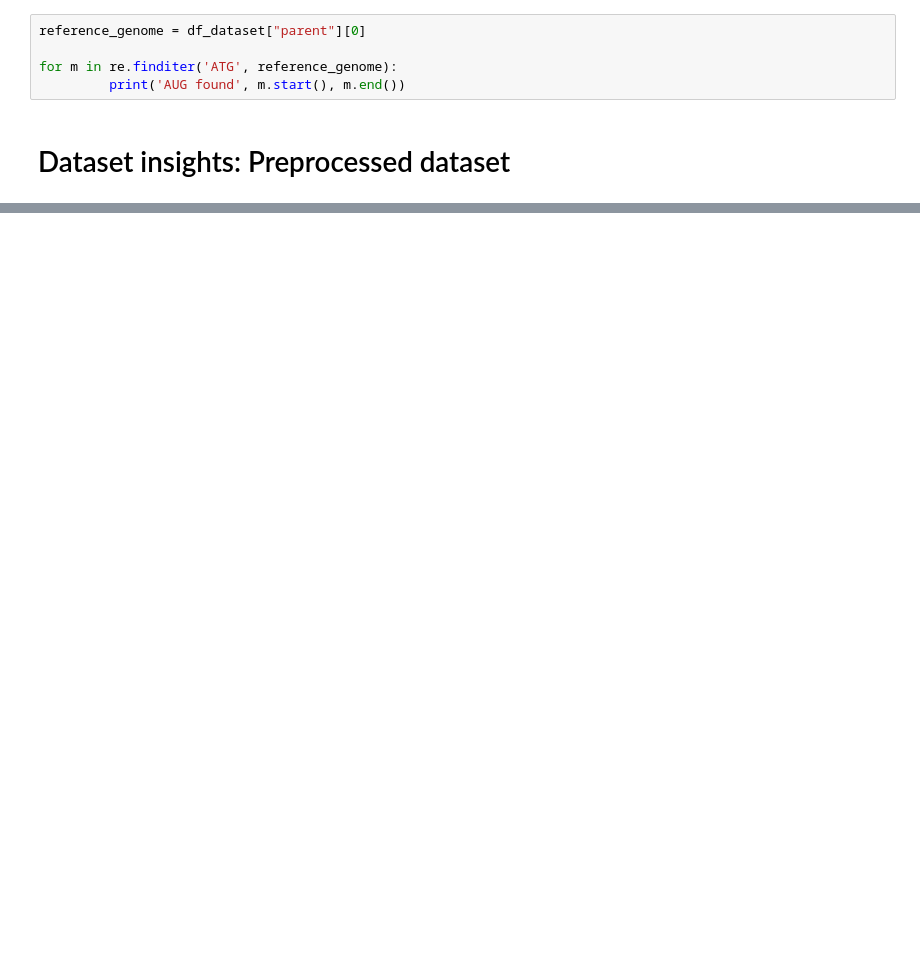
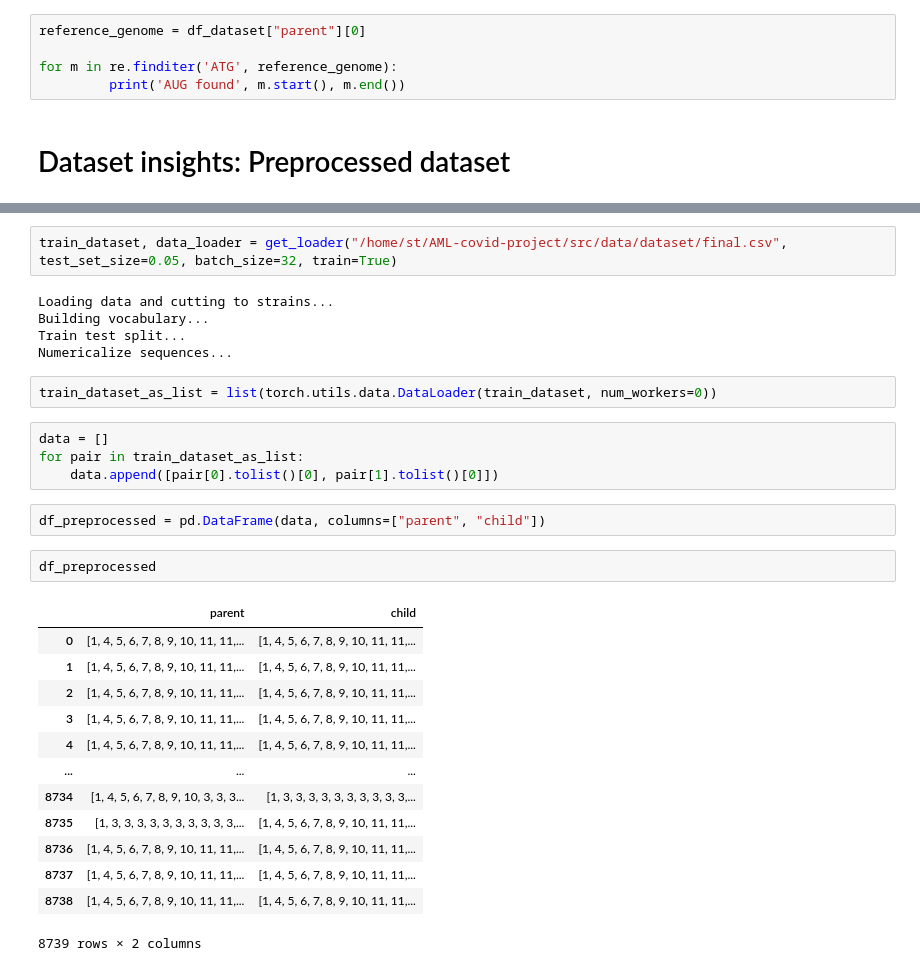
Before and after one commit to fidsusj/AML-covid-project, a Jupyter notebook: src/analysis/dataset_statistics.ipynb, the cells around one changed output, grey strips where cells are left out. Drawn from its saved outputs; the diff is of its cells as text; blank space fills up the shorter version.

```diff
--- a/src/analysis/dataset_statistics.ipynb
+++ b/src/analysis/dataset_statistics.ipynb
@@ -134,0 +237,31 @@ for m in re.finditer('ATG', reference_genome):
+# %%
+train_dataset, data_loader = get_loader("/home/st/AML-covid-project/src/data/dataset/final.csv", test_set_size=0.05, batch_size=32, train=True)
+# %% [output]
+Loading data and cutting to strains...
+Building vocabulary...
+Train test split...
+Numericalize sequences...
+# %%
+train_dataset_as_list = list(torch.utils.data.DataLoader(train_dataset, num_workers=0))
+# %%
+data = []
+for pair in train_dataset_as_list:
+    data.append([pair[0].tolist()[0], pair[1].tolist()[0]])
+# %%
+df_preprocessed = pd.DataFrame(data, columns=["parent", "child"])
+# %%
+df_preprocessed
+# %% [output]
+|  | parent | child |
+| 0 | [1, 4, 5, 6, 7, 8, 9, 10, 11, 11,... | [1, 4, 5, 6, 7, 8, 9, 10, 11, 11,... |
+| 1 | [1, 4, 5, 6, 7, 8, 9, 10, 11, 11,... | [1, 4, 5, 6, 7, 8, 9, 10, 11, 11,... |
+| 2 | [1, 4, 5, 6, 7, 8, 9, 10, 11, 11,... | [1, 4, 5, 6, 7, 8, 9, 10, 11, 11,... |
+| 3 | [1, 4, 5, 6, 7, 8, 9, 10, 11, 11,... | [1, 4, 5, 6, 7, 8, 9, 10, 11, 11,... |
+| 4 | [1, 4, 5, 6, 7, 8, 9, 10, 11, 11,... | [1, 4, 5, 6, 7, 8, 9, 10, 11, 11,... |
+| ... | ... | ... |
+| 8734 | [1, 4, 5, 6, 7, 8, 9, 10, 3, 3, 3... | [1, 3, 3, 3, 3, 3, 3, 3, 3, 3, 3,... |
+| 8735 | [1, 3, 3, 3, 3, 3, 3, 3, 3, 3, 3,... | [1, 4, 5, 6, 7, 8, 9, 10, 11, 11,... |
+| 8736 | [1, 4, 5, 6, 7, 8, 9, 10, 11, 11,... | [1, 4, 5, 6, 7, 8, 9, 10, 11, 11,... |
+| 8737 | [1, 4, 5, 6, 7, 8, 9, 10, 11, 11,... | [1, 4, 5, 6, 7, 8, 9, 10, 11, 11,... |
+| 8738 | [1, 4, 5, 6, 7, 8, 9, 10, 11, 11,... | [1, 4, 5, 6, 7, 8, 9, 10, 11, 11,... |
+8739 rows × 2 columns
```
Also changed, not shown: parts of 9 cells of this notebook, 18 other files.
